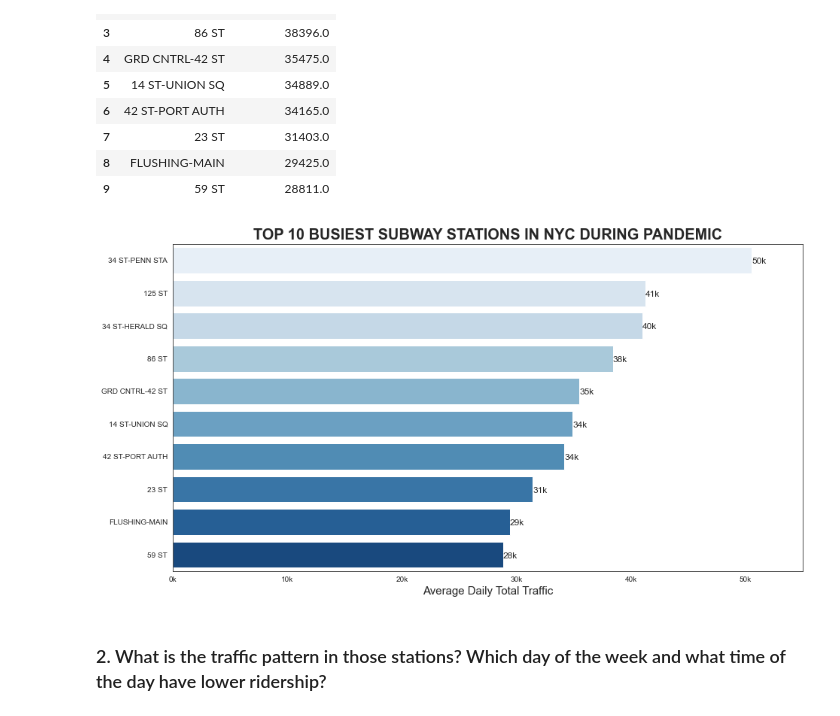
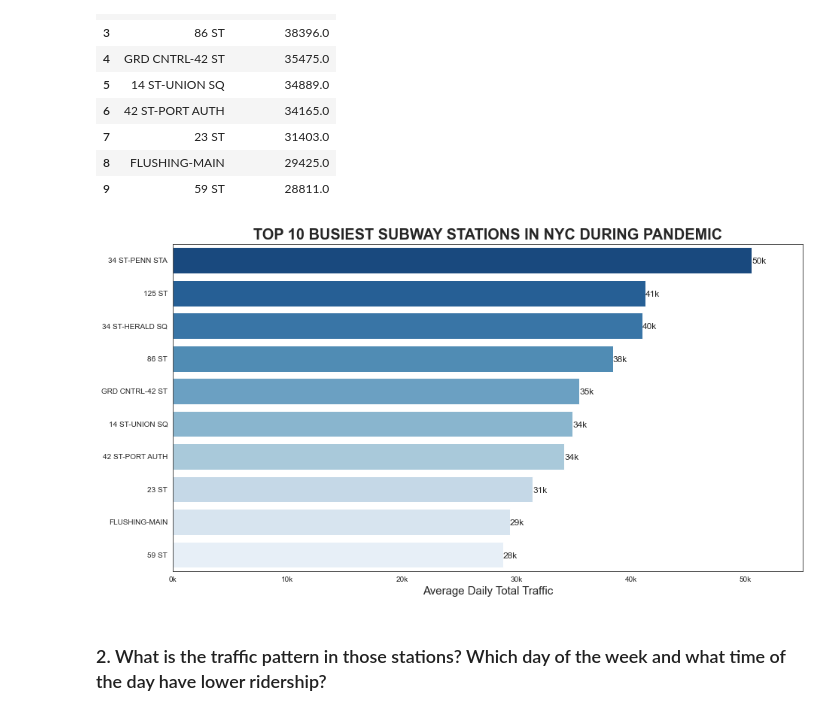
Before and after one commit to crystal-ctrl/EDA_MTA_Turnstile, a Jupyter notebook: 3_EDA_data_vis.ipynb, the cells around one changed output. Drawn from its saved outputs; the diff is of its cells as text; code cells hidden in the pictures.

Commit message:
updated visualization code and upload presentation

```diff
--- a/3_EDA_data_vis.ipynb
+++ b/3_EDA_data_vis.ipynb
@@ -114,21 +114,24 @@ station_avg.head(10)
 # %%
 # Barplot for top 10 busiest subway
 top_10_avg_daily = station_avg[:10]
 plt.figure(figsize=[15,8])
 sns.set_style("white")
-ax = sns.barplot('TOTAL_TRAFFIC', 'STATION', data=top_10_avg_daily, orient="horizontal", palette="Blues")
+palette = sns.color_palette("Blues",n_colors=10)
+palette.reverse()
+ax = sns.barplot('TOTAL_TRAFFIC', 'STATION', data=top_10_avg_daily, orient="horizontal", palette=palette)
+
 plt.title('TOP 10 BUSIEST SUBWAY STATIONS IN NYC DURING PANDEMIC', size=20, weight='bold')
 plt.xlabel("Average Daily Total Traffic", size=15)
 plt.ylabel("")
 plt.xlim([0,55000])
 plt.xticks(range(0,60000,10000),[str(int(i/1000))+"k" for i in range(0,60000,10000)], size=10)
 plt.yticks(size=10)
 for p in ax.patches:
         ax.annotate(str(int(p.get_width()/1000))+'k', (p.get_width(), p.get_y()+0.5), size=12);
 
 plt.savefig("Top10BusiestSubway.png")
 # %% [output]
-[figure, old version]
+[figure, new version]
 # %% [markdown]
 ### 2. What is the traffic pattern in those stations? Which day of the week and what time of the day have lower ridership?
 # %%
```
Also changed, not shown: 1 other file.
